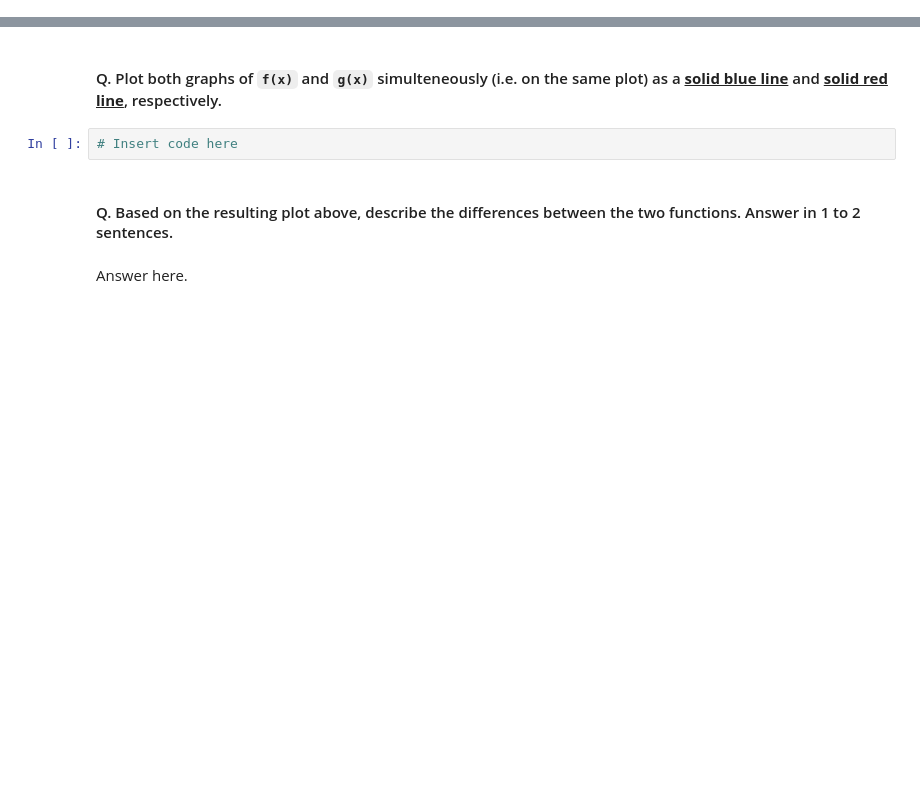
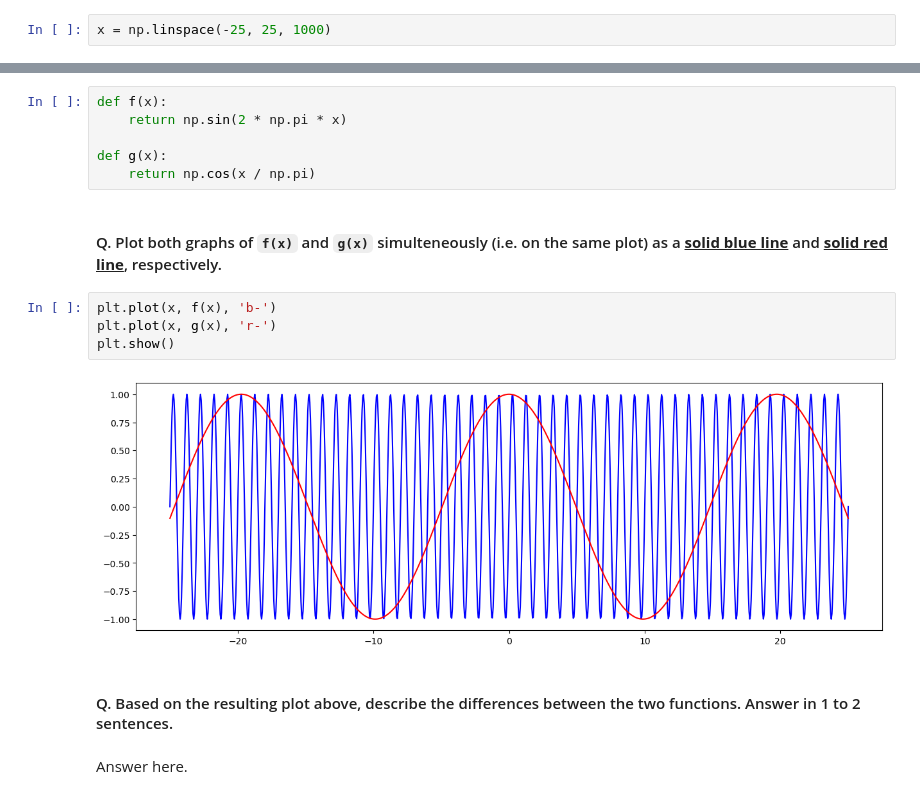
Before and after one commit to samsamotan/Quiz-1, a Jupyter notebook: Take Home Quiz 1 - Curve Fitting.ipynb, the cells around one changed output, grey strips where cells are left out. Cells and saved outputs as stored; diff of their text form; blank space fills up the shorter version.

```diff
--- a/Take Home Quiz 1 - Curve Fitting.ipynb
+++ b/Take Home Quiz 1 - Curve Fitting.ipynb
@@ -41,2 +39,4 @@ Let the following:
+# %%
+x = np.linspace(-25, 25, 1000)
 # %% [markdown]
 #### Q. Create two functions called `f(x)` and `g(x)` as defined above.
@@ -45,7 +43,17 @@ Let the following:
+# %%
+def f(x):
+    return np.sin(2 * np.pi * x)
+
+def g(x):
+    return np.cos(x / np.pi)
 # %% [markdown]
 #### Q. Plot both graphs of `f(x)` and `g(x)` simulteneously (i.e. on the same plot) as a <b><u>solid blue line</u></b> and <b><u>solid red line</u></b>, respectively.
-# %%
-# Insert code here
+# %%
+plt.plot(x, f(x), 'b-')
+plt.plot(x, g(x), 'r-')
+plt.show()
+# %% [output]
+[figure, added]
 # %% [markdown]
 #### Q. Based on the resulting plot above, describe the differences between the two functions. Answer in 1 to 2 sentences.
 # %% [markdown]
```
Also changed, not shown: parts of 2 cells of this notebook.
